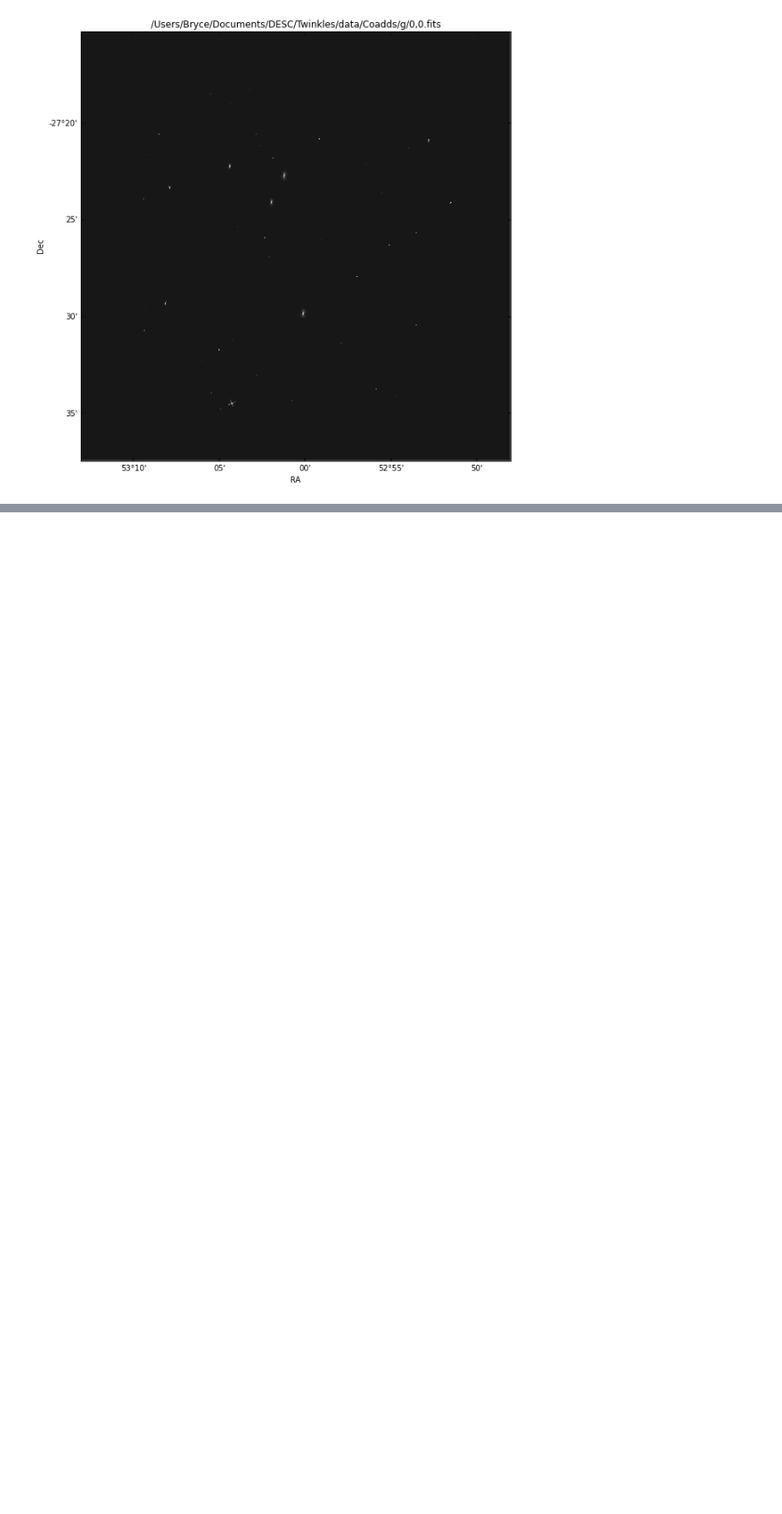
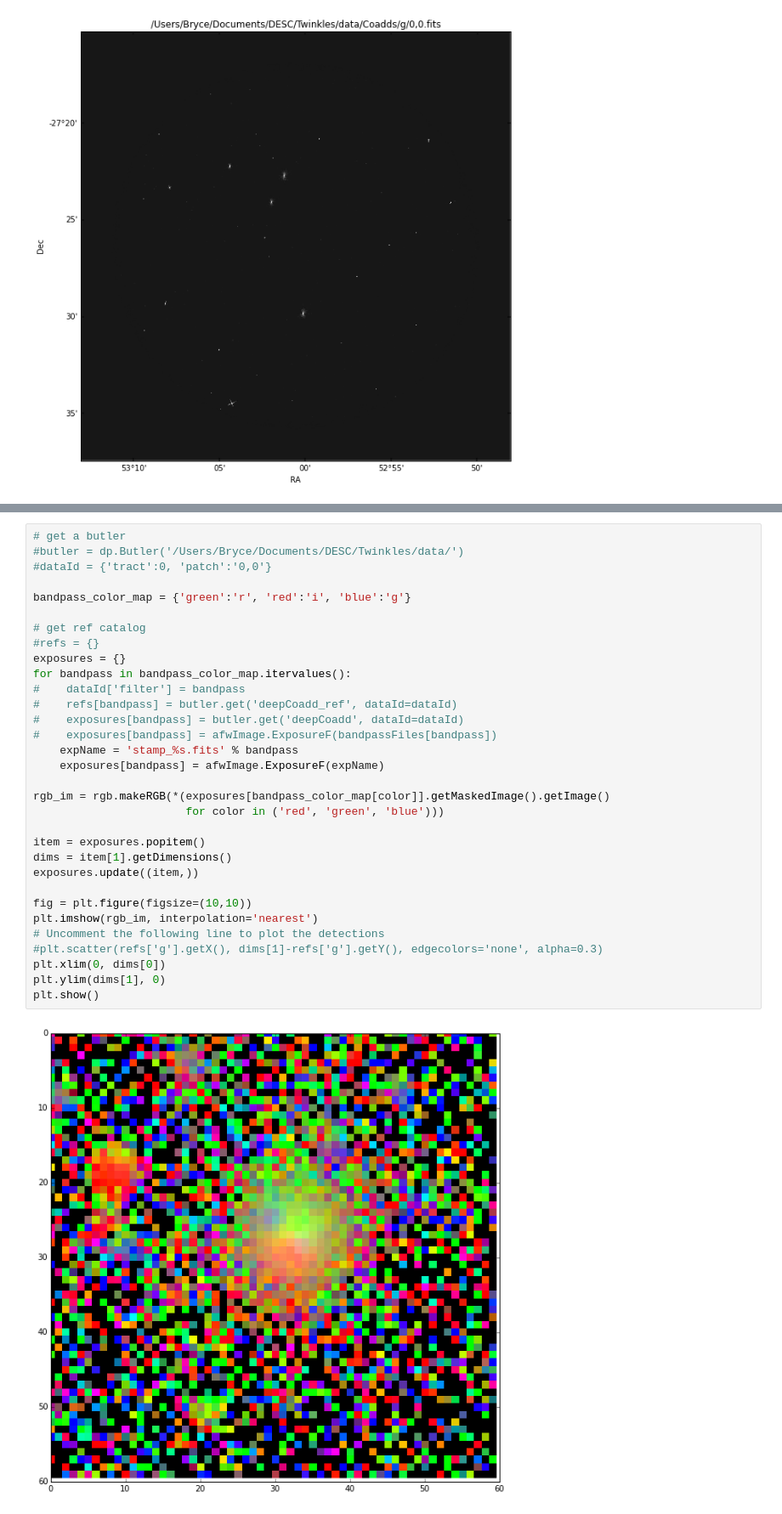
Before and after one commit to LSSTDESC/Twinkles, a Jupyter notebook: examples/notebooks/155_twinkles_postage_stamps.ipynb, the cells around one changed output, grey strips where cells are left out. Shown at 85% size. Cells and saved outputs as stored; diff of their text form; blank space fills up the shorter version.

```diff
--- a/examples/notebooks/155_twinkles_postage_stamps.ipynb
+++ b/examples/notebooks/155_twinkles_postage_stamps.ipynb
@@ -54,0 +71,34 @@ plt.imshow(rgb_data[0])
+# %%
+# get a butler
+#butler = dp.Butler('/Users/Bryce/Documents/DESC/Twinkles/data/')
+#dataId = {'tract':0, 'patch':'0,0'}
+
+bandpass_color_map = {'green':'r', 'red':'i', 'blue':'g'}
+
+# get ref catalog
+#refs = {}
+exposures = {}
+for bandpass in bandpass_color_map.itervalues():
+#    dataId['filter'] = bandpass
+#    refs[bandpass] = butler.get('deepCoadd_ref', dataId=dataId)
+#    exposures[bandpass] = butler.get('deepCoadd', dataId=dataId)
+#    exposures[bandpass] = afwImage.ExposureF(bandpassFiles[bandpass])
+    expName = 'stamp_%s.fits' % bandpass
+    exposures[bandpass] = afwImage.ExposureF(expName)
+
+rgb_im = rgb.makeRGB(*(exposures[bandpass_color_map[color]].getMaskedImage().getImage()
+                       for color in ('red', 'green', 'blue')))
+
+item = exposures.popitem()
+dims = item[1].getDimensions()
+exposures.update((item,))
+
+fig = plt.figure(figsize=(10,10))
+plt.imshow(rgb_im, interpolation='nearest')
+# Uncomment the following line to plot the detections
+#plt.scatter(refs['g'].getX(), dims[1]-refs['g'].getY(), edgecolors='none', alpha=0.3)
+plt.xlim(0, dims[0])
+plt.ylim(dims[1], 0)
+plt.show()
+# %% [output]
+[figure, added]
```
Also changed, not shown: parts of 2 cells of this notebook.
